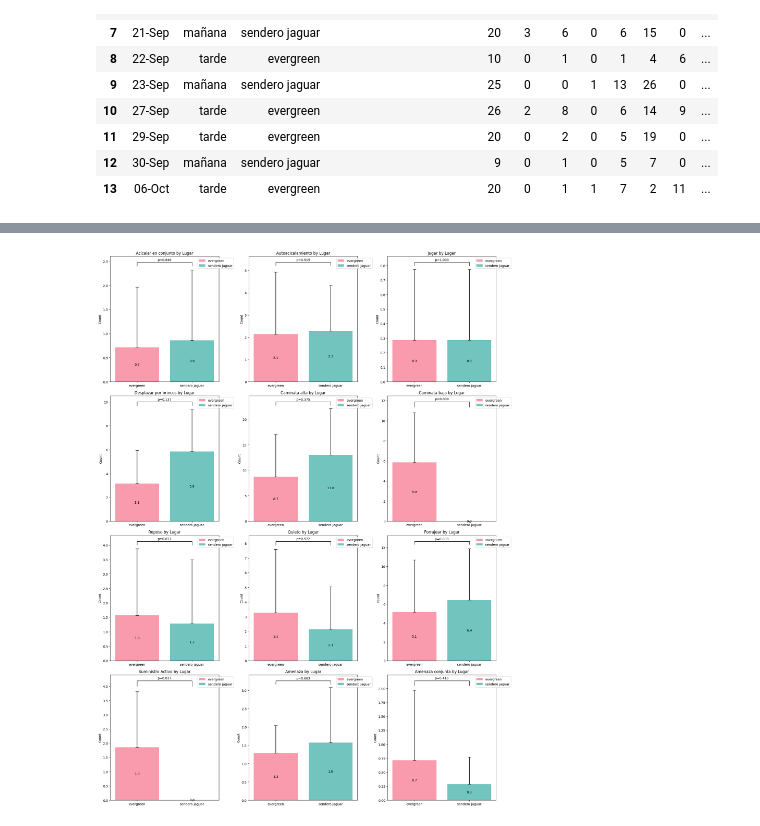
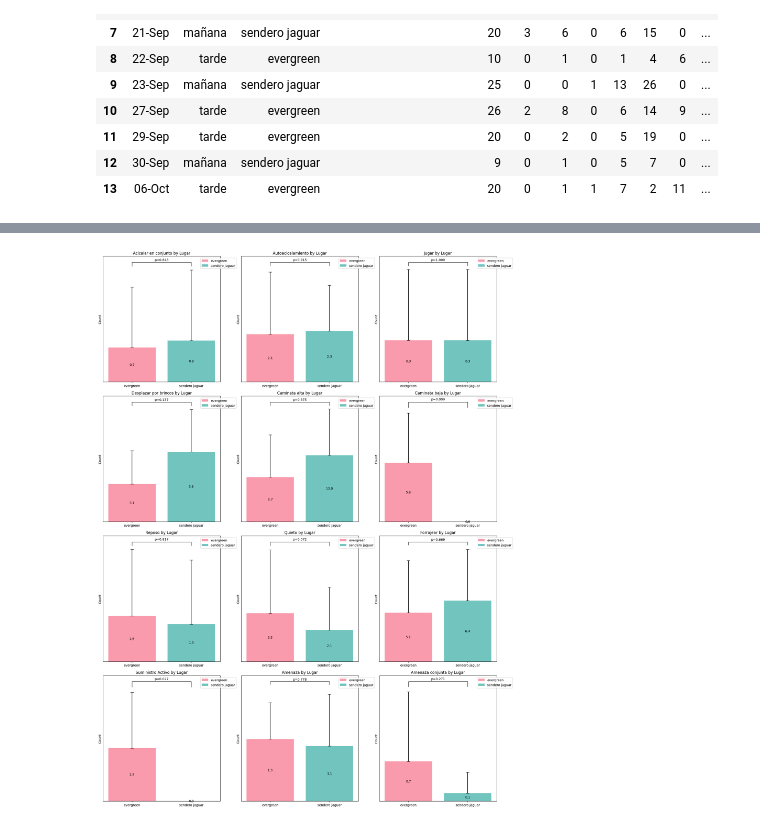
Before and after one commit to alvaro-francisco-gil/monkey-tourism-analysis, a Jupyter notebook: analysis.ipynb, the cells around one changed output, grey strips where cells are left out. Saved outputs shown, nothing was run; the diff lists cells and outputs as text; code cells hidden in the pictures.

```diff
--- a/analysis.ipynb
+++ b/analysis.ipynb
@@ -135,31 +237,34 @@ def analyze_by_category(df, category_col, value_cols, columns_to_check=None, sig
 
                         t_stat, p_val = stats.ttest_ind(cat1, cat2)
 
                         # Draw bracket
                         ax.plot([i, i, j, j],
                                [y_max + y_offset, y_max + y_offset*2, y_max + y_offset*2, y_max + y_offset],
                                'k-', lw=1)
 
                         # Add p-value text
                         ax.text((i + j)/2, y_max + y_offset*2.2,
                                f'p={p_val:.3f}',
                                ha='center', va='bottom')
 
             # Use the full name from monkey_behaviors dictionary for the title
             behavior_name = monkey_behaviors.get(col, col)
             ax.set_title(f'{behavior_name} by {category_col}')
             ax.set_xticks(range(len(categories)))
             ax.set_xticklabels(categories, rotation=0)  # Changed rotation to 0 for horizontal labels
             ax.set_ylabel('Count')
 
+            # Remove y-axis scale numbers
+            ax.set_yticks([])
+
     # Hide any unused subplots
     for idx in range(len(value_cols), len(axes)):
         axes[idx].set_visible(False)
 
     plt.tight_layout()
     plt.show()
 
 # Example usage:
 analyze_by_category(df, 'Lugar', variable_columns, columns_to_check=variable_columns)
 # %% [output]
-[figure, old version]
+[figure, new version]
```
Also changed, not shown: parts of 4 cells of this notebook.
